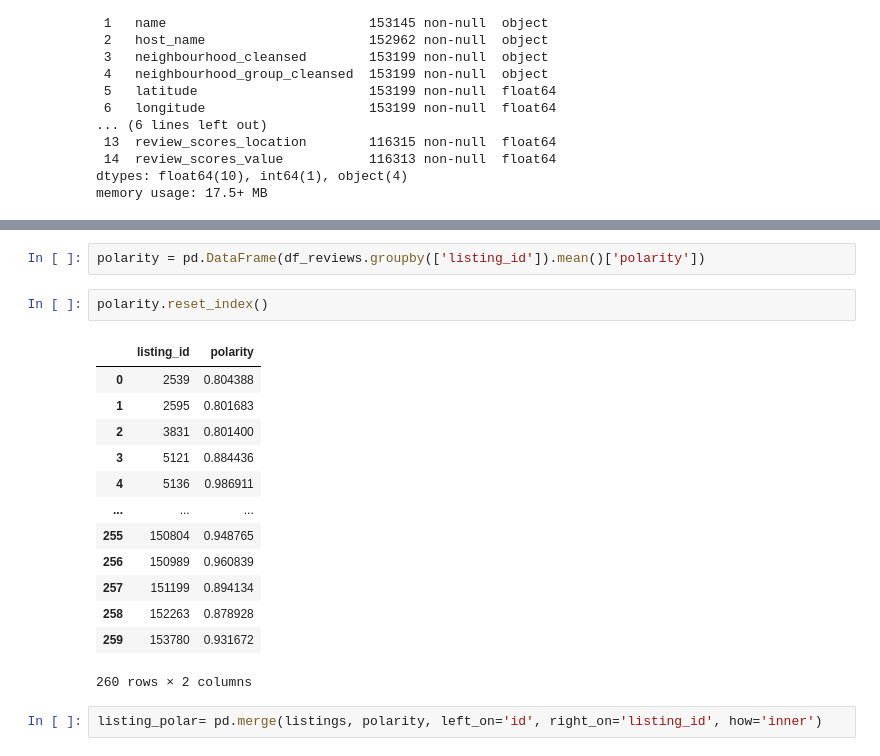
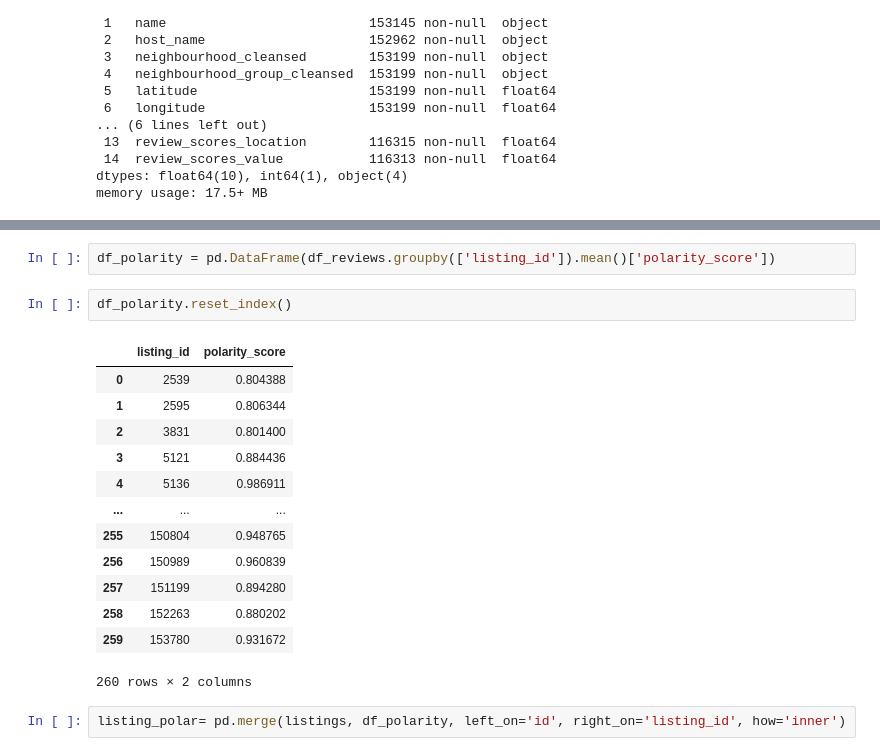
Before and after one commit to kamalova/Airbnb-Recommendation-Engine-NLP, a Jupyter notebook: Sentiment_Analysis.ipynb, the cells around one changed output, grey strips where cells are left out. Saved outputs shown, nothing was run; the diff lists cells and outputs as text.

```diff
--- a/Sentiment_Analysis.ipynb
+++ b/Sentiment_Analysis.ipynb
@@ -746,23 +725,23 @@ memory usage: 6.9+ MB
 # %%
-polarity = pd.DataFrame(df_reviews.groupby(['listing_id']).mean()['polarity'])
+df_polarity = pd.DataFrame(df_reviews.groupby(['listing_id']).mean()['polarity_score'])
 # %%
-polarity.reset_index()
+df_polarity.reset_index()
 # %% [output]
-|  | listing_id | polarity |
+|  | listing_id | polarity_score |
 | 0 | 2539 | 0.804388 |
-| 1 | 2595 | 0.801683 |
+| 1 | 2595 | 0.806344 |
 | 2 | 3831 | 0.801400 |
 | 3 | 5121 | 0.884436 |
 | 4 | 5136 | 0.986911 |
 | ... | ... | ... |
 | 255 | 150804 | 0.948765 |
 | 256 | 150989 | 0.960839 |
-| 257 | 151199 | 0.894134 |
-| 258 | 152263 | 0.878928 |
+| 257 | 151199 | 0.894280 |
+| 258 | 152263 | 0.880202 |
 | 259 | 153780 | 0.931672 |
 260 rows × 2 columns
 # %%
-listing_polar= pd.merge(listings, polarity, left_on='id', right_on='listing_id', how='inner')
+listing_polar= pd.merge(listings, df_polarity, left_on='id', right_on='listing_id', how='inner')
 # %%
 listing_polar.info()
 # %% [output]
```
Also changed, not shown: parts of 11 cells of this notebook.
